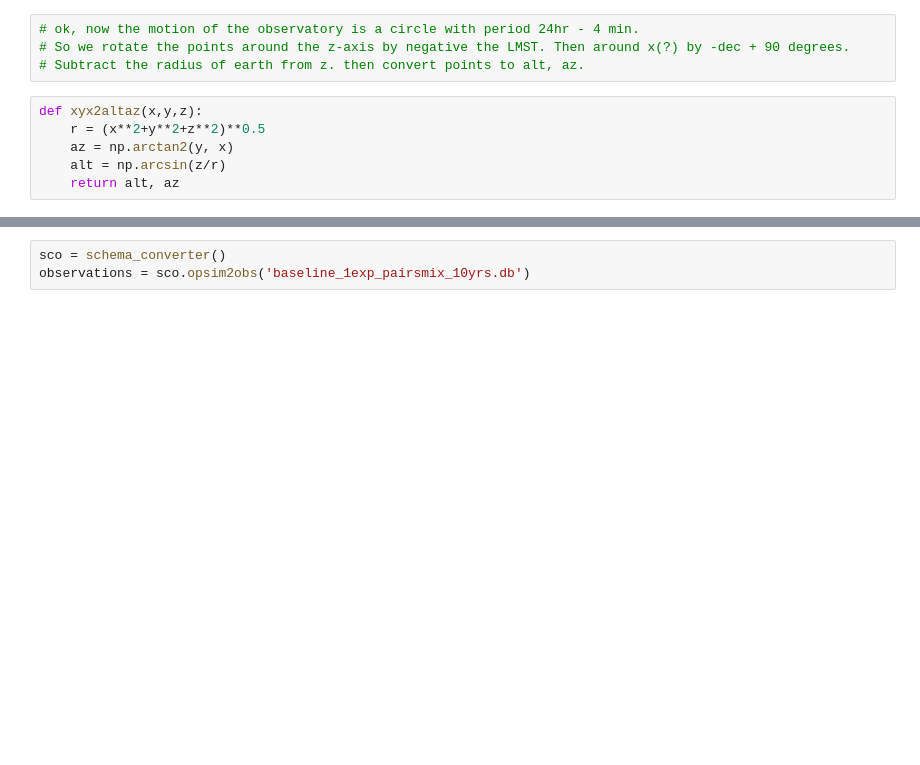
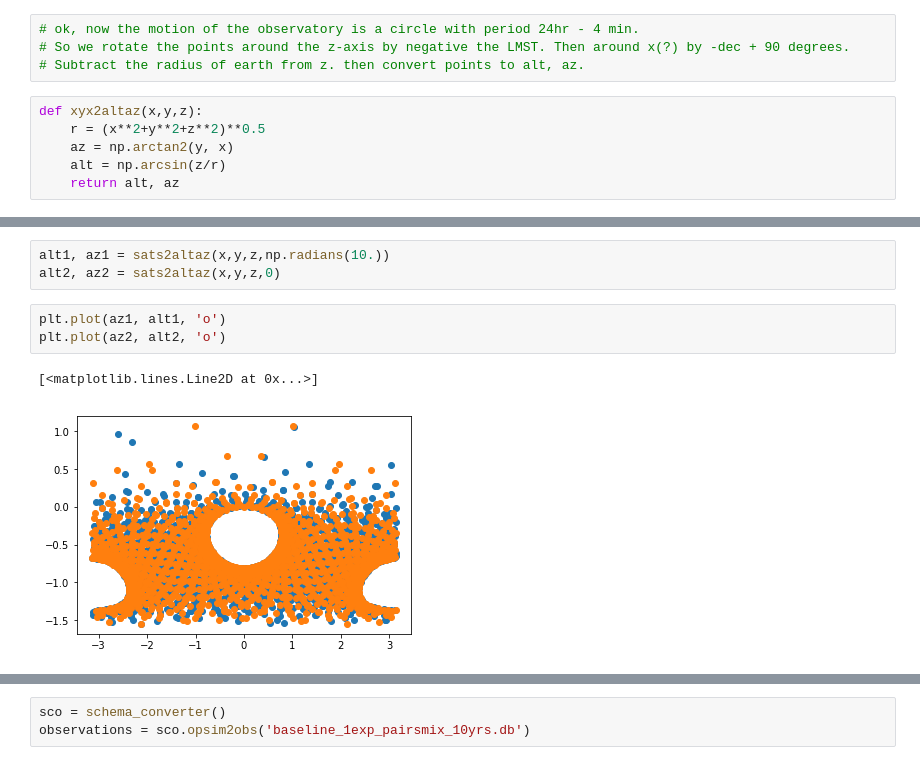
Before and after one commit to yoachim/19_Scratch, a Jupyter notebook: sat_collisions/satellite_collisions.ipynb, the cells around one changed output, grey strips where cells are left out. Saved outputs shown, nothing was run; the diff lists cells and outputs as text; blank space fills up the shorter version.

```diff
--- a/sat_collisions/satellite_collisions.ipynb
+++ b/sat_collisions/satellite_collisions.ipynb
@@ -130,0 +164,9 @@ plt.ylabel('altitude (deg)')
+# %%
+alt1, az1 = sats2altaz(x,y,z,np.radians(10.))
+alt2, az2 = sats2altaz(x,y,z,0)
+# %%
+plt.plot(az1, alt1, 'o')
+plt.plot(az2, alt2, 'o')
+# %% [output]
+[<matplotlib.lines.Line2D at 0x...>]
+[figure, added]
```
Also changed, not shown: parts of 15 cells of this notebook, 2 other files.
